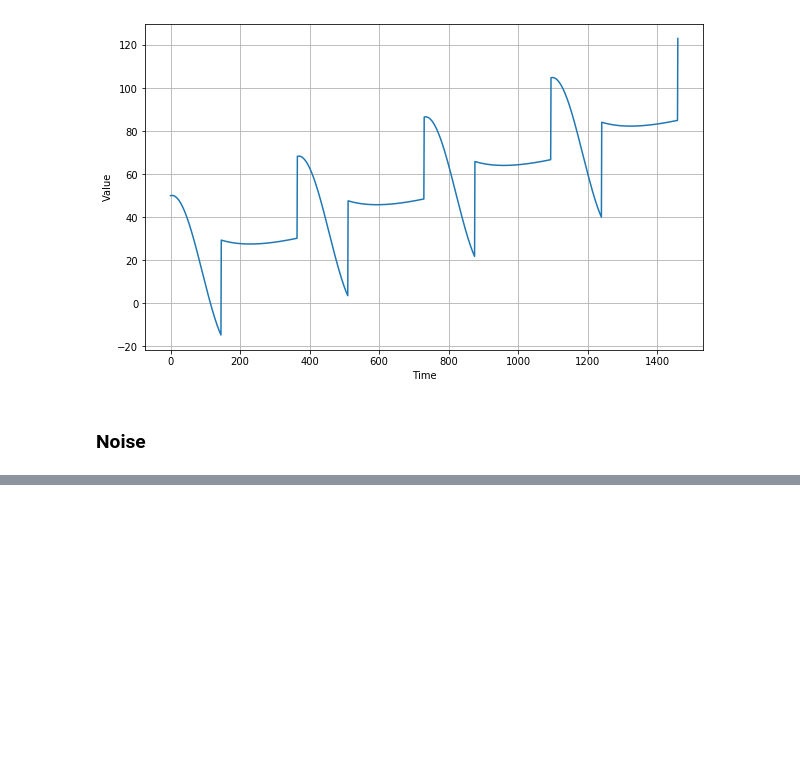
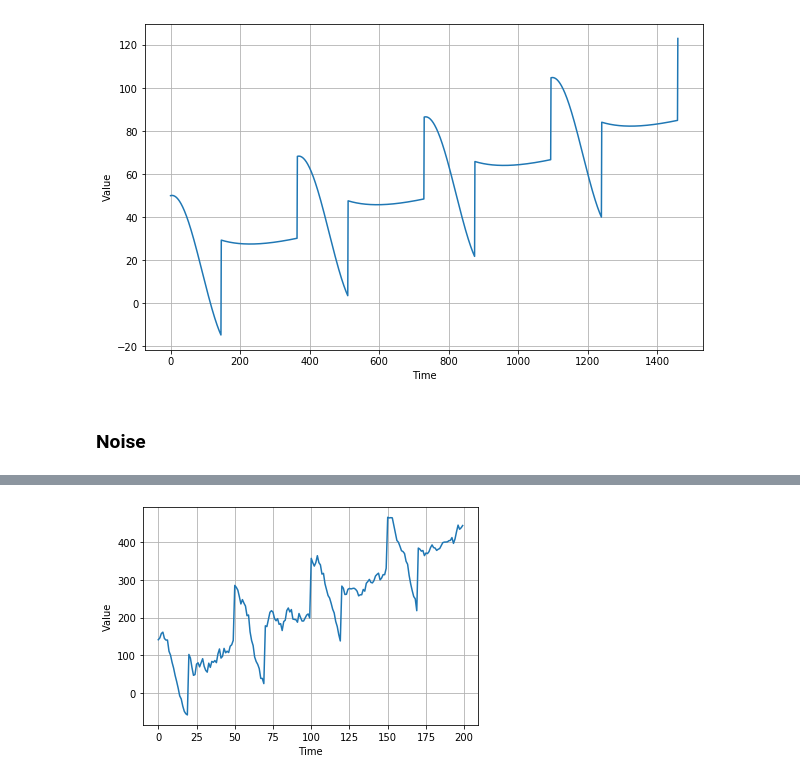
Before and after one commit to damiansp/TS, a Jupyter notebook: coursera/sequencesTSAndPrediction/01_intro_to_TS/01_sequences_and_prediction.py.ipynb, the cells around one changed output, grey strips where cells are left out. Cells and saved outputs as stored; diff of their text form; code cells hidden in the pictures; blank space fills up the shorter version.

```diff
--- a/coursera/sequencesTSAndPrediction/01_intro_to_TS/01_sequences_and_prediction.py.ipynb
+++ b/coursera/sequencesTSAndPrediction/01_intro_to_TS/01_sequences_and_prediction.py.ipynb
@@ -81,0 +122,7 @@ time.time()
+# %%
+series = (autocorrelate(time, 10)
+          + seasonality(time, period=50, amplitude=150)
+          + trend(time, 2))
+plot_series(time[:200], series[:200])
+# %% [output]
+[figure, added]
```
Also changed, not shown: parts of 20 cells of this notebook.
